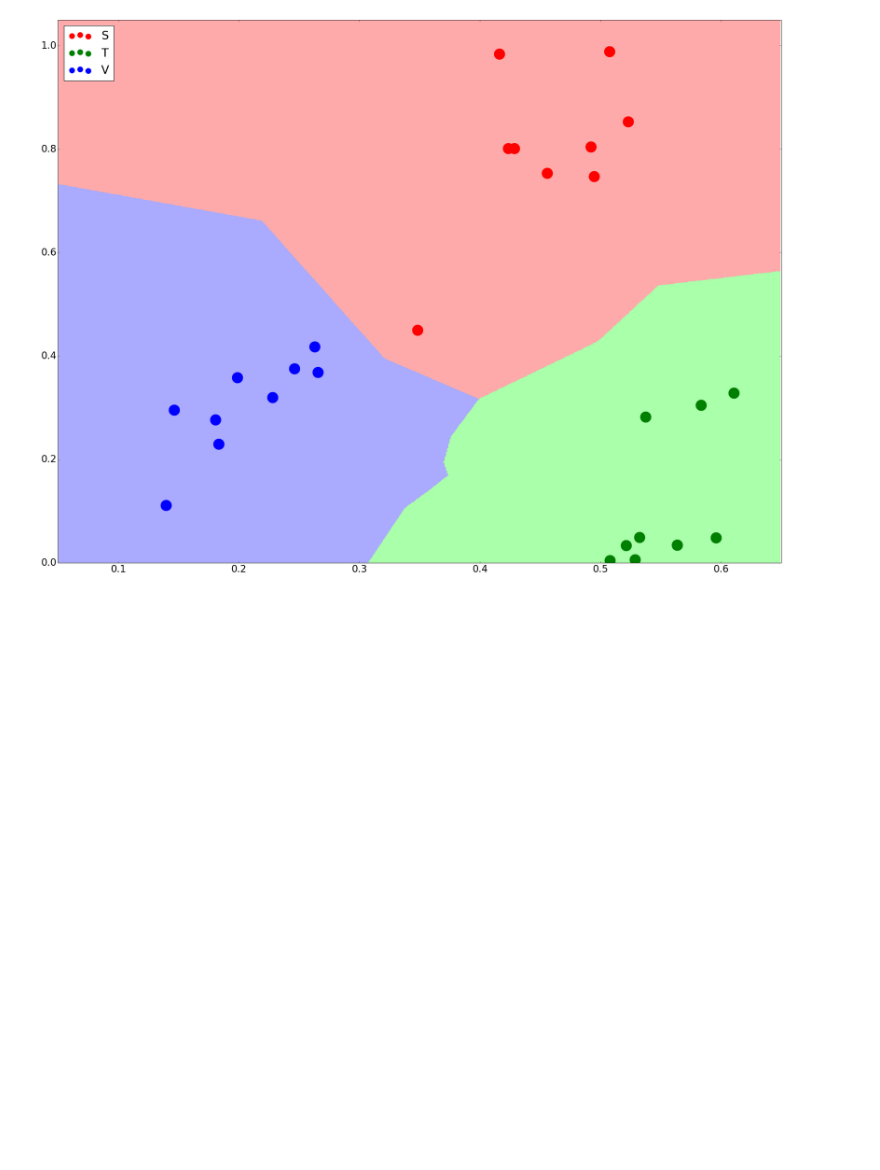
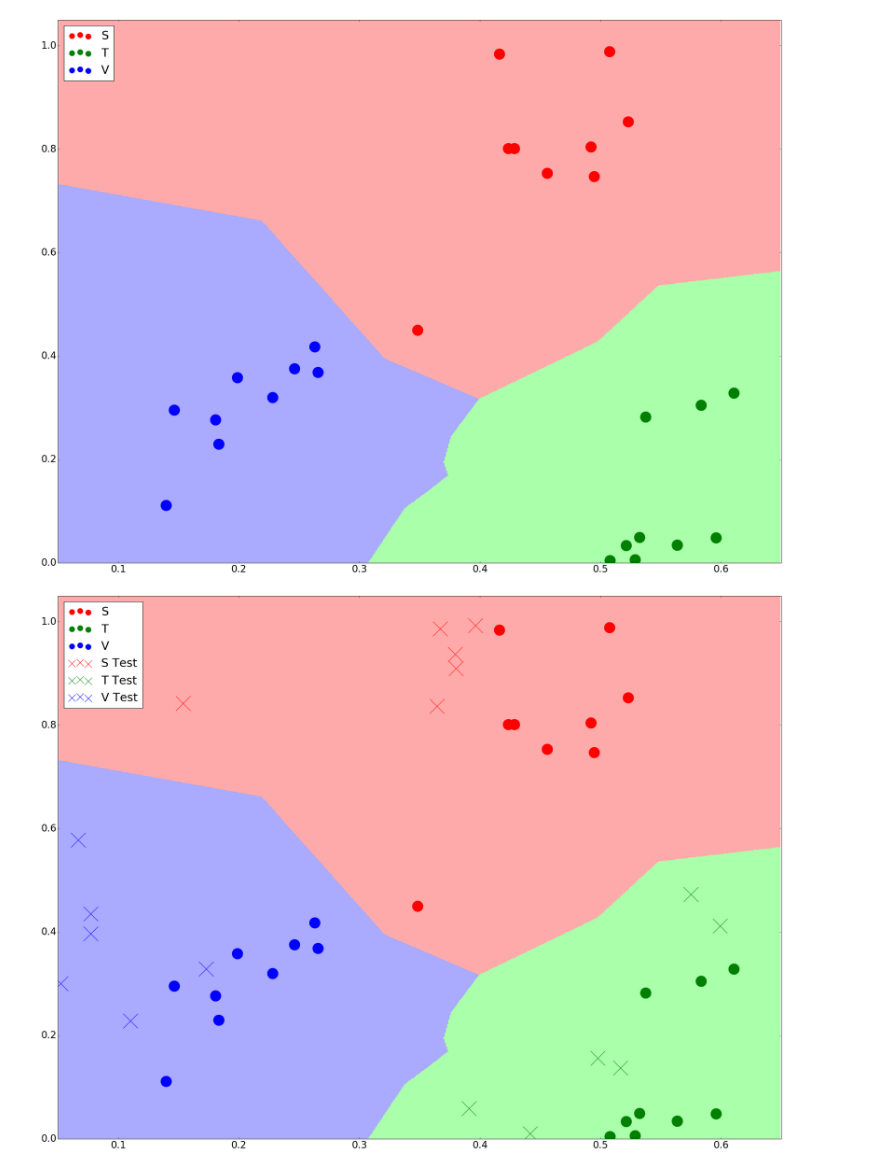
Before and after one commit to crowoy/Letter-Recognition, a Jupyter notebook: src/FourierAnalysis.ipynb, the cells around one changed output. Cells and saved outputs as stored; diff of their text form; code cells hidden in the pictures; blank space fills up the shorter version.

Commit message:
Extracted features and overlayed ontop of the last classifier. All the test samples classify correctlygit add FourierAnalysis.ipynb ! Success

```diff
--- a/src/FourierAnalysis.ipynb
+++ b/src/FourierAnalysis.ipynb
@@ -291,3 +291,19 @@ V_ft_test = fourierTransformAll(V_test)
 # plotFS('S Test', S_ft_test)
 # plotFS('T Test', T_ft_test)
 # plotFS('V Test', V_ft_test)
+# %%
+S_ft_test = [applyThreshold(S, threshold) for S in S_ft_test]
+T_ft_test = [applyThreshold(T, threshold) for T in T_ft_test]
+V_ft_test = [applyThreshold(V, threshold) for V in V_ft_test]
+
+S_test_xs, S_test_ys = extractFeatures(S_ft_test, mask1, mask2)
+T_test_xs, T_test_ys = extractFeatures(T_ft_test, mask1, mask2)
+V_test_xs, V_test_ys = extractFeatures(V_ft_test, mask1, mask2)
+
+S_test_unit = [[S_test_xs[i], S_test_ys[i]] for i in range(6)] / m
+T_test_unit = [[T_test_xs[i], T_test_ys[i]] for i in range(6)] / m
+V_test_unit = [[V_test_xs[i], V_test_ys[i]] for i in range(6)] / m
+
+plotClassifier(training_unit, S_test_unit, T_test_unit, V_test_unit, None, None)
+# %% [output]
+[figure, added]
```
